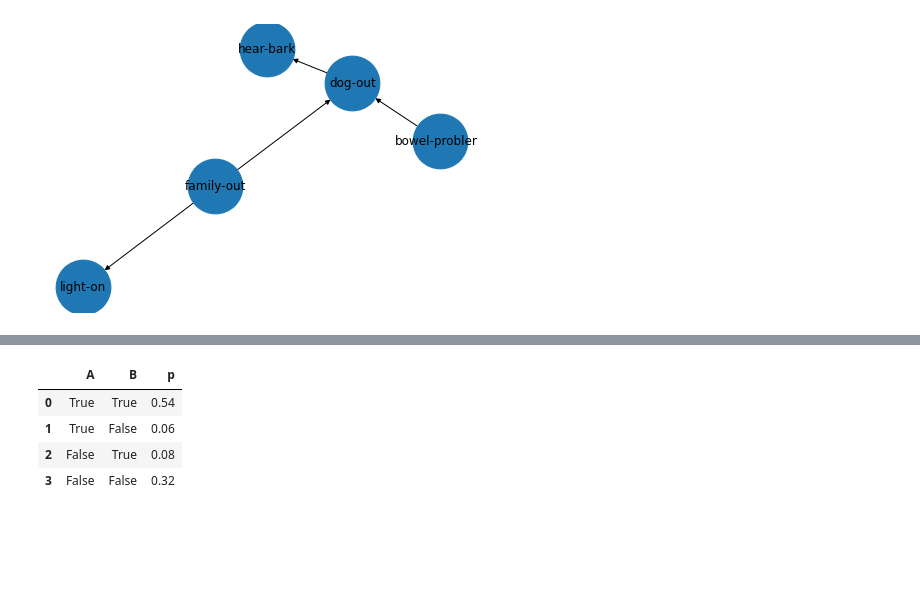
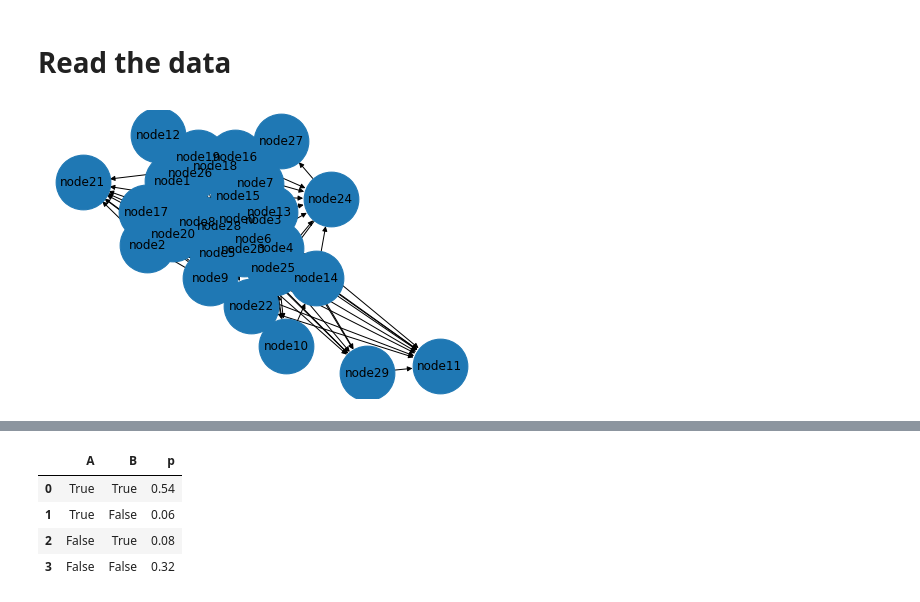
Before and after one commit to OlegBEZb/KR21_project2, a Jupyter notebook: KR_assignment_2.ipynb, the cells around one changed output, grey strips where cells are left out. Cells and saved outputs as stored; diff of their text form; code cells hidden in the pictures; blank space fills up the shorter version.

```diff
--- a/KR_assignment_2.ipynb
+++ b/KR_assignment_2.ipynb
@@ -8,6 +55,8 @@ import pandas as pd
+# %% [markdown]
+# Read the data
 # %%
-bn = BayesNet(verbose=3)
-bn.load_from_bifxml('testing/dog_problem.BIFXML')
+bn = BayesNet(verbose=0)
+bn.load_from_bifxml('testing/X1.BIFXML')
 bn.draw_structure()
 # %% [output]
-[figure, old version]
+[figure, new version]
```
Also changed, not shown: parts of 44 cells of this notebook, 4 other files.
